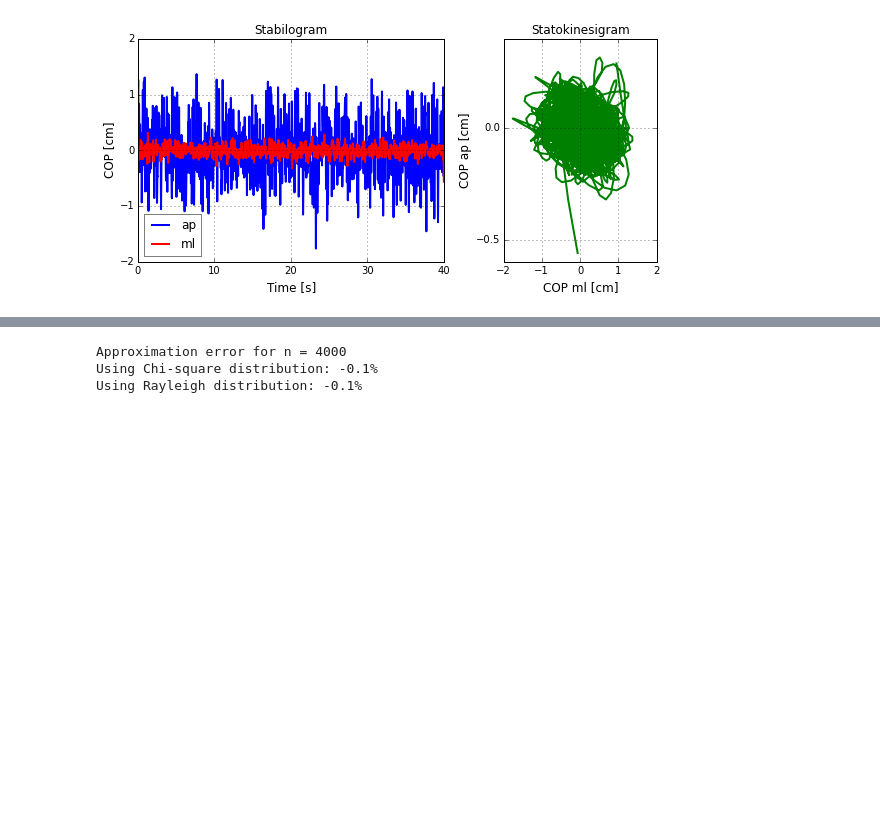
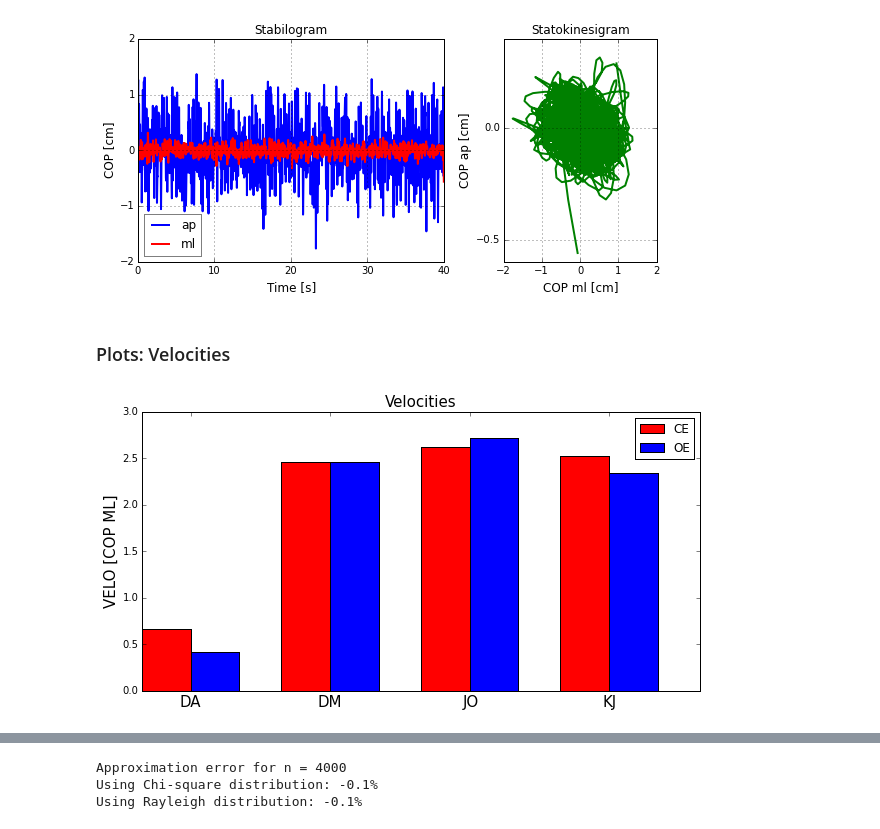
Before and after one commit to damiap/COP, a Jupyter notebook: COP.ipynb, the cells around one changed output, grey strips where cells are left out. Drawn from its saved outputs; the diff is of its cells as text; code cells hidden in the pictures; blank space fills up the shorter version.

```diff
--- a/COP.ipynb
+++ b/COP.ipynb
@@ -206,3 +206,47 @@ for subject in subjects:
 [figure]
 [figure]
 [figure]
+# %% [markdown]
+### Plots: Velocities
+# %%
+# Vel COP ML
+# a bar plot with errorbars
+
+N = 4
+
+velcopxCE = [0.6603, 2.4595, 2.6254, 2.5290]
+velcopxOE = [0.4140, 2.4564, 2.7201, 2.3380]
+sdcopxCE = [0.4212, 0.0912, 0.0905, 0.0958]
+sdcopxOE = [0.2449, 0.0942, 0.1011, 0.0875]
+
+
+ind = np.arange(N)  # the x locations for the groups
+width = 0.35       # the width of the bars
+
+fig, ax = plt.subplots(figsize=(10, 5))
+
+rects1 = ax.bar(ind, velcopxCE, width, color='r')#, yerr=sdcopxCE)
+rects2 = ax.bar(ind+width, velcopxOE, width, color='b')#, yerr=sdcopxOE)
+
+
+# add some text for labels, title and axes ticks
+ax.set_ylabel('VELO [COP ML]', fontsize=15)
+ax.set_title('Velocities', fontsize=15)
+ax.set_xticks(ind+width)
+ax.set_xticklabels( ('DA', 'DM', 'JO', 'KJ'), fontsize=15 )
+ax.legend( (rects1[0], rects2[0]), ('CE', 'OE'), 'upperleft' )
+
+def autolabel(rects):
+    # attach some text labels
+    for rect in rects:
+        height = rect.get_height()
+        #ax.text(rect.get_x()+rect.get_width()/2., 1.05*height, '%d'%int(height),
+               #ha='center', va='bottom')
+
+autolabel(rects1)
+autolabel(rects2)
+
+
+plt.show()
+# %% [output]
+[figure, added]
```
Also changed, not shown: parts of 3 cells of this notebook.
